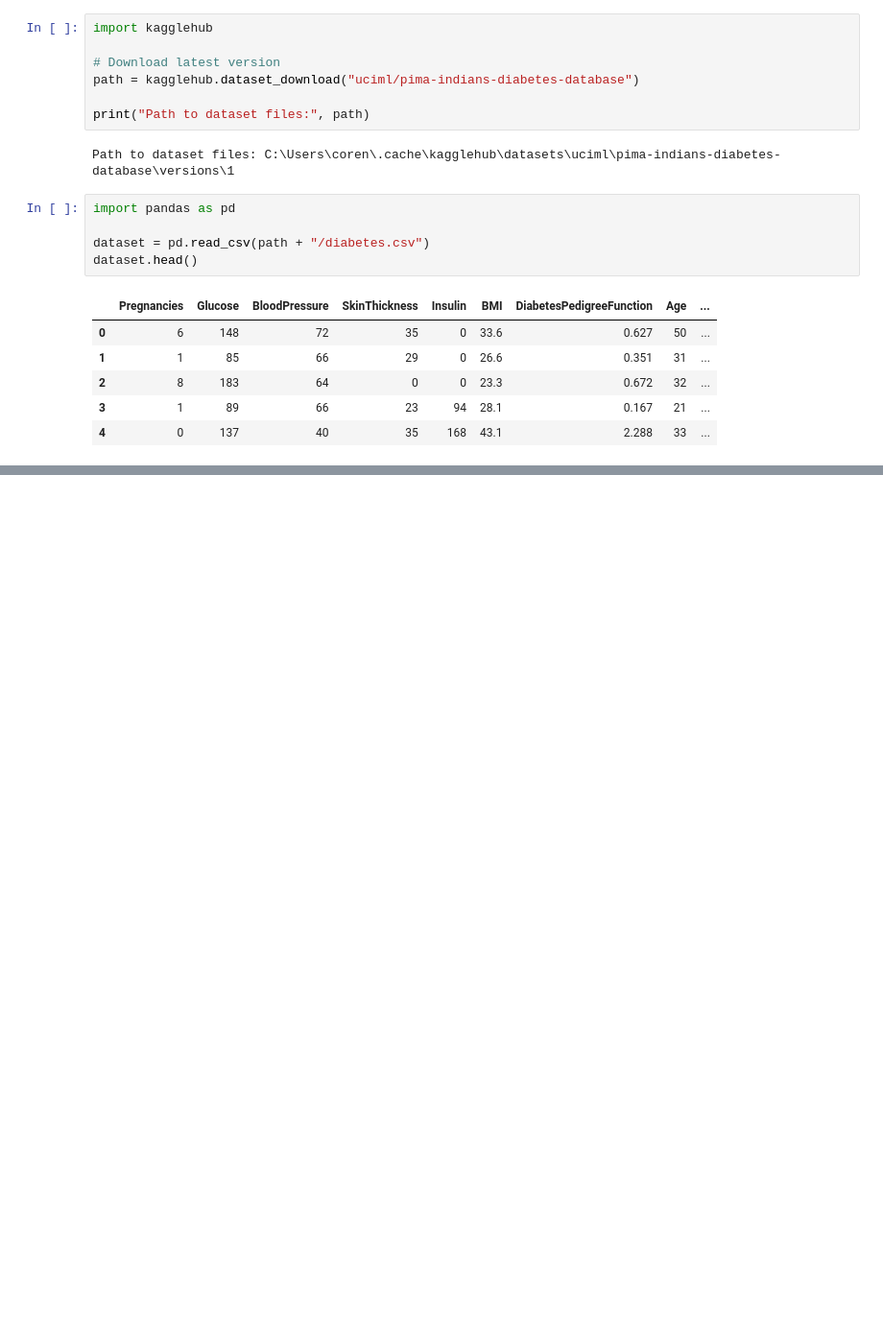
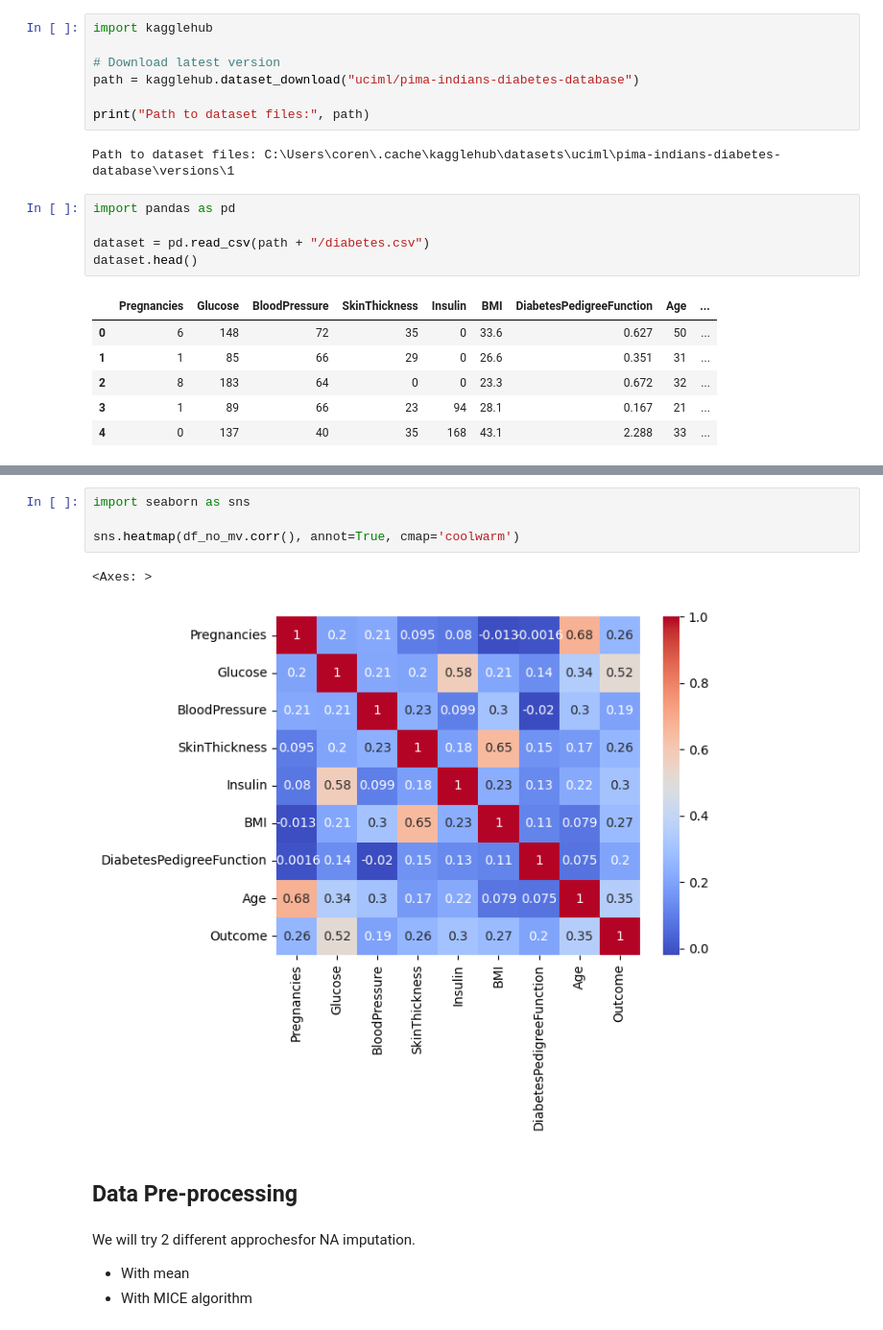
Before and after one commit to CocoBZH29/Diabete-Dashboard, a Jupyter notebook: Notebook.ipynb, the cells around one changed output, grey strips where cells are left out. Shown at 96% size. Cells and saved outputs as stored; diff of their text form; blank space fills up the shorter version.

```diff
--- a/Notebook.ipynb
+++ b/Notebook.ipynb
@@ -25,0 +107,13 @@ dataset.head()
+# %%
+import seaborn as sns
+
+sns.heatmap(df_no_mv.corr(), annot=True, cmap='coolwarm')
+# %% [output]
+<Axes: >
+[figure, added]
+# %% [markdown]
+## Data Pre-processing
+# %% [markdown]
+We will try 2 different approchesfor NA imputation.
+- With mean
+- With MICE algorithm
```
Also changed, not shown: parts of 17 cells of this notebook.
